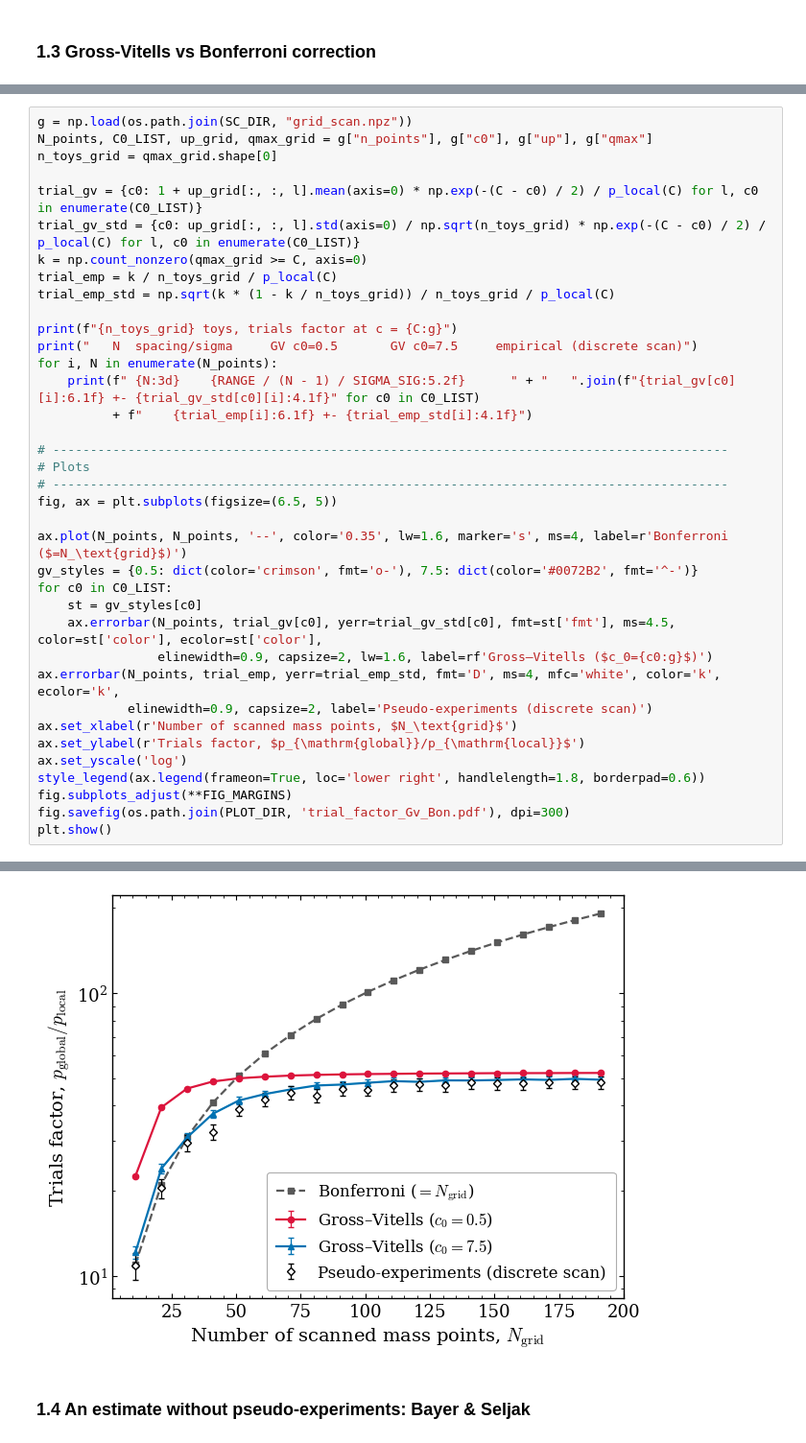
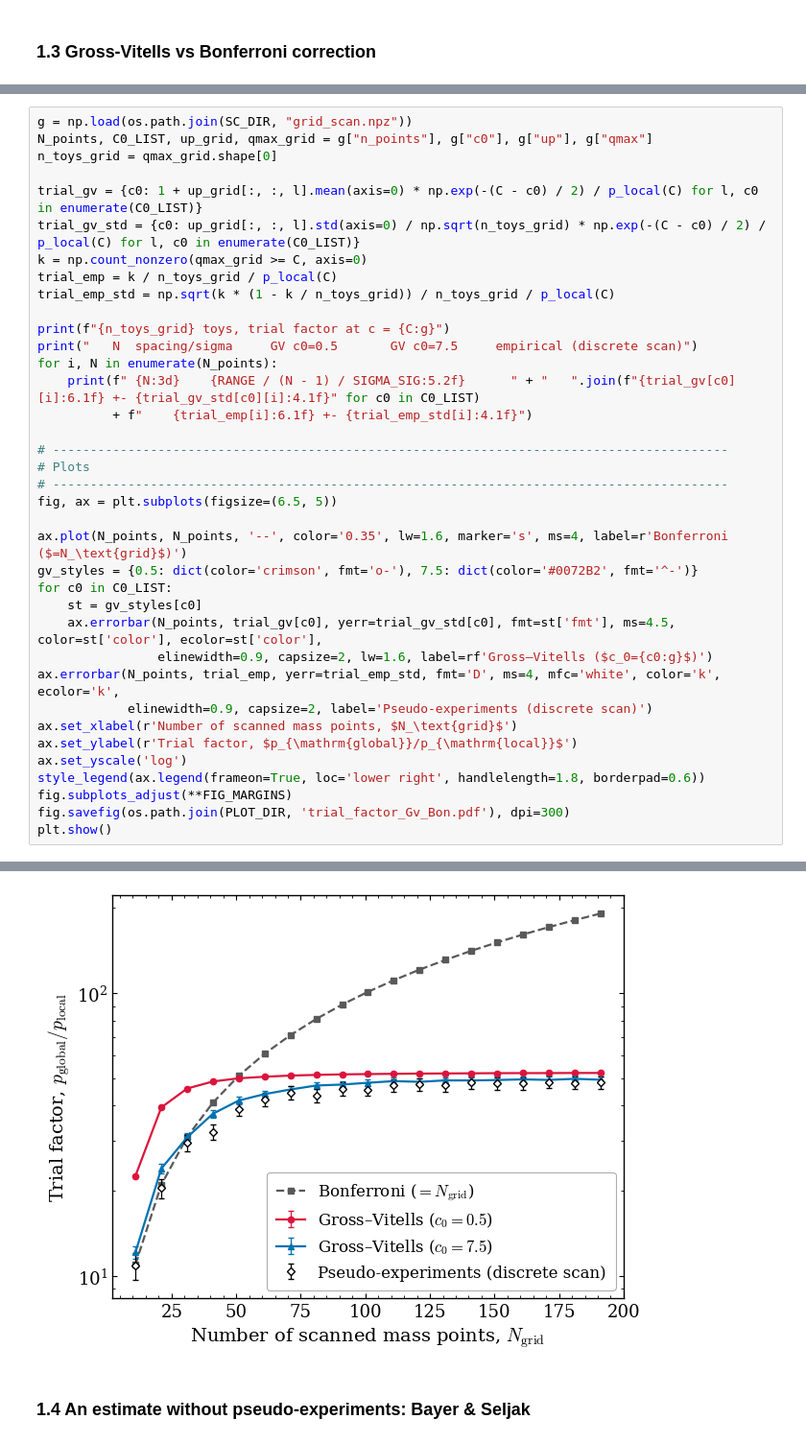
Before and after one commit to serodribe/LEE_review, a Jupyter notebook: notebooks/experiments.ipynb, the cells around one changed output, grey strips where cells are left out. Shown at 96% size. Saved outputs shown, nothing was run; the diff lists cells and outputs as text.

```diff
--- a/notebooks/experiments.ipynb
+++ b/notebooks/experiments.ipynb
@@ -357,7 +357,7 @@ k = np.count_nonzero(qmax_grid >= C, axis=0)
 trial_emp = k / n_toys_grid / p_local(C)
 trial_emp_std = np.sqrt(k * (1 - k / n_toys_grid)) / n_toys_grid / p_local(C)
 
-print(f"{n_toys_grid} toys, trials factor at c = {C:g}")
+print(f"{n_toys_grid} toys, trial factor at c = {C:g}")
 print("   N  spacing/sigma     GV c0=0.5       GV c0=7.5     empirical (discrete scan)")
 for i, N in enumerate(N_points):
     print(f" {N:3d}    {RANGE / (N - 1) / SIGMA_SIG:5.2f}      " + "   ".join(f"{trial_gv[c0][i]:6.1f} +- {trial_gv_std[c0][i]:4.1f}" for c0 in C0_LIST)
@@ -377,7 +377,7 @@ for c0 in C0_LIST:
 ax.errorbar(N_points, trial_emp, yerr=trial_emp_std, fmt='D', ms=4, mfc='white', color='k', ecolor='k',
             elinewidth=0.9, capsize=2, label='Pseudo-experiments (discrete scan)')
 ax.set_xlabel(r'Number of scanned mass points, $N_\text{grid}$')
-ax.set_ylabel(r'Trials factor, $p_{\mathrm{global}}/p_{\mathrm{local}}$')
+ax.set_ylabel(r'Trial factor, $p_{\mathrm{global}}/p_{\mathrm{local}}$')
 ax.set_yscale('log')
 style_legend(ax.legend(frameon=True, loc='lower right', handlelength=1.8, borderpad=0.6))
 fig.subplots_adjust(**FIG_MARGINS)
@@ -388,20 +388,20 @@ plt.show()
    N  spacing/sigma     GV c0=0.5       GV c0=7.5     empirical (discrete scan)
   11     5.00        22.6 +-  0.1     12.1 +-  0.6      10.9 +-  1.2
   21     2.50        39.4 +-  0.1     24.0 +-  0.9      20.4 +-  1.6
   31     1.67        46.0 +-  0.1     30.9 +-  1.0      29.5 +-  1.9
   41     1.25        48.7 +-  0.1     37.5 +-  1.1      32.2 +-  2.0
   51     1.00        50.0 +-  0.1     41.7 +-  1.2      39.0 +-  2.2
   61     0.83        50.6 +-  0.1     43.9 +-  1.2      42.2 +-  2.3
   71     0.71        51.1 +-  0.1     45.6 +-  1.2      44.5 +-  2.3
   81     0.62        51.4 +-  0.1     47.1 +-  1.3      43.4 +-  2.3
   91     0.56        51.6 +-  0.1     47.5 +-  1.3      45.9 +-  2.4
  101     0.50        51.7 +-  0.1     48.2 +-  1.3      45.6 +-  2.4
 ... (5 lines left out)
  161     0.31        52.1 +-  0.1     49.5 +-  1.3      48.0 +-  2.4
  171     0.29        52.1 +-  0.1     49.3 +-  1.3      48.5 +-  2.4
  181     0.28        52.2 +-  0.1     49.8 +-  1.3      48.2 +-  2.4
  191     0.26        52.2 +-  0.1     49.4 +-  1.3      48.4 +-  2.4
-[figure, old version]
+[figure, new version]
 # %% [markdown]
 ### 1.4 An estimate without pseudo-experiments: Bayer & Seljak
 # %% [markdown]
```
Also changed, not shown: parts of 10 cells of this notebook, 14 other files.
